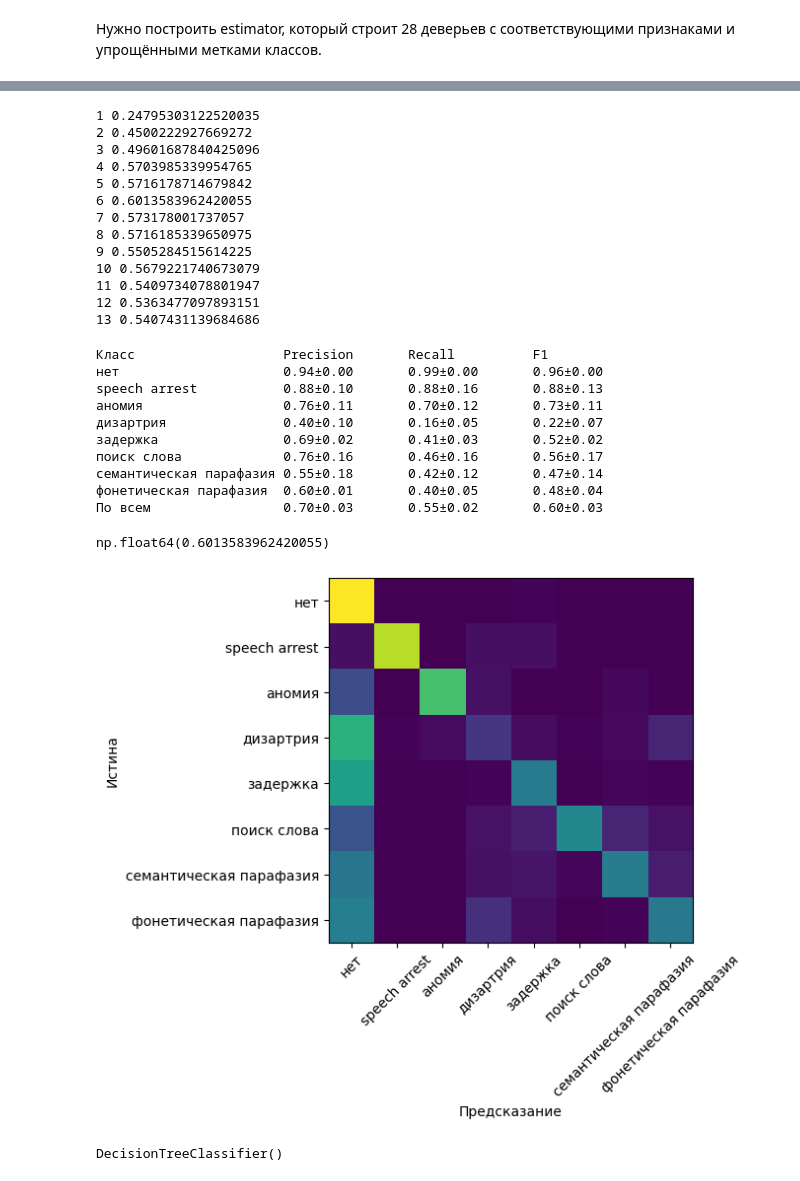
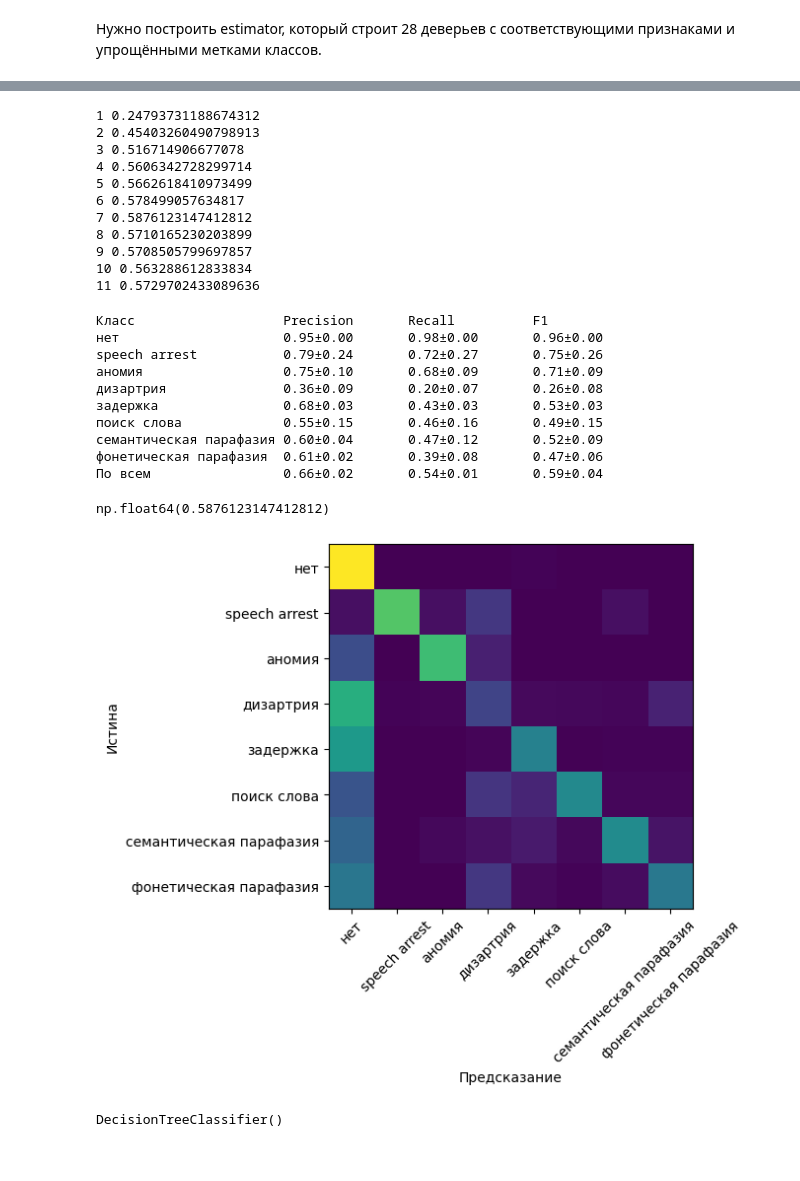
Before and after one commit to vmgorelikov/Automated-Classification-of-Language-Eloquent-Areas-in-Neurotypical-Individuals, a Jupyter notebook: notebooks/feature_and_model_selection.ipynb, the cells around one changed output, grey strips where cells are left out. Cells and saved outputs as stored; diff of their text form; code cells hidden in the pictures.

```diff
--- a/notebooks/feature_and_model_selection.ipynb
+++ b/notebooks/feature_and_model_selection.ipynb
@@ -393,7 +393,7 @@ array([0.96369727, 0.74095238, 0.72460235, 0.21664003, 0.49549973,
 # %%
 best_macro_F1 = 0.0
 best_max_depth = 0
-for max_depth in range(1, 13+1):
+for max_depth in range(1, 11+1):
     score = evaluate(DecisionTreeClassifier(max_depth=max_depth,
                                             random_state=SEED),
                                             supress_plot=True,
@@ -684,12 +684,12 @@ for i, combination in tqdm(enumerate(combinations_1v1vN)):
     for j, column_groups in enumerate(column_groups_to_use):
         # print(j, column_groups)
         f1s_for_column_groups_1v1vn[i, j] = evaluate(
-                                DecisionTreeClassifier(max_depth=10,
-                                                    random_state=SEED),
-                                output_separate_f1s=True,
-                                include_features=list(column_groups),
-                                merge_classes=list(combination),
-                                supress_print=True,
-                                supress_plot=True)
+                    DecisionTreeClassifier(max_depth=best_max_depth,
+                                        random_state=SEED),
+                    output_separate_f1s=True,
+                    include_features=list(column_groups),
+                    merge_classes=list(combination),
+                    supress_print=True,
+                    supress_plot=True)
         print(*f1s_for_column_groups_1v1vn[i, j].round(2))
     print(*f1s_for_column_groups_1v1vn.max(axis=(0,1)), '====')
@@ -886,46 +1092,50 @@ np.float64(0.5505284515614225)
 # %%
-for max_depth in range(1, 14):
+best_max_depth_2 = 0
+max_this_f1 = 0
+for max_depth in range(1, 11+1):
     ovovn_classifier = OneVsOneVsNeutralClassifier(
         DecisionTreeClassifier(max_depth=max_depth,
                                random_state=SEED),
     DecisionTreeClassifier(random_state=SEED)
     )
-    print(max_depth, evaluate(ovovn_classifier,
+    this_f1 = evaluate(ovovn_classifier,
                               supress_print=True,
-                              supress_plot=True))
+                              supress_plot=True)
+    if max_this_f1 < this_f1:
+        max_this_f1 = this_f1
+        best_max_depth_2 = max_depth
+    print(max_depth, this_f1)
 # %% [output]
-1 0.24795303122520035
-2 0.4500222927669272
-3 0.49601687840425096
-4 0.5703985339954765
-5 0.5716178714679842
-6 0.6013583962420055
-7 0.573178001737057
-8 0.5716185339650975
-9 0.5505284515614225
-10 0.5679221740673079
-11 0.5409734078801947
-12 0.5363477097893151
-13 0.5407431139684686
+1 0.24793731188674312
+2 0.45403260490798913
+3 0.516714906677078
+4 0.5606342728299714
+5 0.5662618410973499
+6 0.578499057634817
+7 0.5876123147412812
+8 0.5710165230203899
+9 0.5708505799697857
+10 0.563288612833834
+11 0.5729702433089636
 # %%
 ovovn_classifier = OneVsOneVsNeutralClassifier(
-    DecisionTreeClassifier(max_depth=6, random_state=SEED),
+    DecisionTreeClassifier(max_depth=best_max_depth_2, random_state=SEED),
     DecisionTreeClassifier(random_state=SEED)
 )
 evaluate(ovovn_classifier)
 # %% [output]
 Класс                   Precision       Recall          F1
-нет                     0.94±0.00       0.99±0.00       0.96±0.00
-speech arrest           0.88±0.10       0.88±0.16       0.88±0.13
-аномия                  0.76±0.11       0.70±0.12       0.73±0.11
-дизартрия               0.40±0.10       0.16±0.05       0.22±0.07
-задержка                0.69±0.02       0.41±0.03       0.52±0.02
-поиск слова             0.76±0.16       0.46±0.16       0.56±0.17
-семантическая парафазия 0.55±0.18       0.42±0.12       0.47±0.14
-фонетическая парафазия  0.60±0.01       0.40±0.05       0.48±0.04
-По всем                 0.70±0.03       0.55±0.02       0.60±0.03
+нет                     0.95±0.00       0.98±0.00       0.96±0.00
+speech arrest           0.79±0.24       0.72±0.27       0.75±0.26
+аномия                  0.75±0.10       0.68±0.09       0.71±0.09
+дизартрия               0.36±0.09       0.20±0.07       0.26±0.08
+задержка                0.68±0.03       0.43±0.03       0.53±0.03
+поиск слова             0.55±0.15       0.46±0.16       0.49±0.15
+семантическая парафазия 0.60±0.04       0.47±0.12       0.52±0.09
+фонетическая парафазия  0.61±0.02       0.39±0.08       0.47±0.06
+По всем                 0.66±0.02       0.54±0.01       0.59±0.04
-np.float64(0.6013583962420055)
+np.float64(0.5876123147412812)
-[figure, old version]
+[figure, new version]
 # %%
 ovovn_classifier.meta_model
 # %% [output]
```
Also changed, not shown: parts of 28 cells of this notebook, 2 other files.
